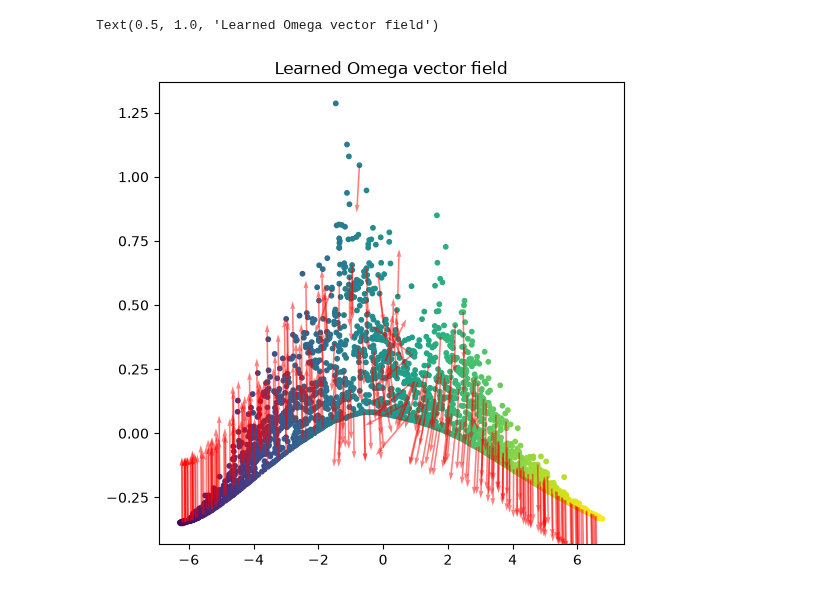
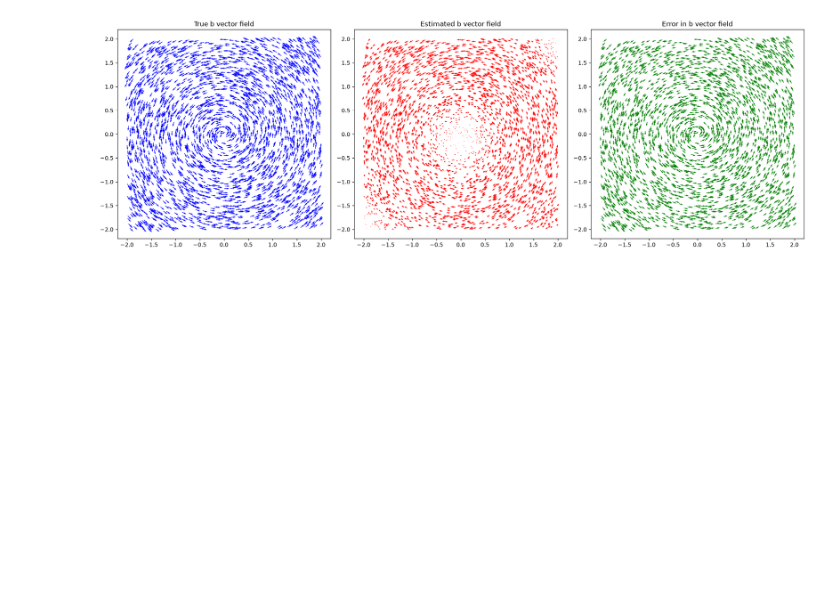
Before and after one commit to Gwendal-Debaussart/Finsler-Embedding, a Jupyter notebook: estimating_b.ipynb, the cells around one changed output. Cells and saved outputs as stored; diff of their text form; code cells hidden in the pictures; blank space fills up the shorter version.

```diff
--- a/estimating_b.ipynb
+++ b/estimating_b.ipynb
@@ -195,4 +166,0 @@ L_theta_a = 1 / epsilon ** P_theta_a
-# %%
-x = torch.randn(10, 2).to(X.device).to(X.dtype)
-b_x = randers_metric.omega(x) * randers_metric.beta
-randers_metric.base_cometric.dual_energy(x,b_x)
@@ -257,0 +448,9 @@ tensor([[ 0.5233, -0.0436]], grad_fn=<MulBackward0>)
+# %%
+# Solve the problem
+m = X.shape[1]
+c_km = - mu_1 / mu_0 * (m+1)/m
+v_hat = solve_lstsq(f_grad_values, Lf_values, c_km)
+b_hat = v_to_b(v_hat, base_cometric.metric_tensor(X))
+
+b_true = randers_metric.omega(X) * randers_metric.beta
+v_true = b_to_v(b_true, base_cometric.cometric_tensor(X))
@@ -258 +536,5 @@ tensor([[ 0.5233, -0.0436]], grad_fn=<MulBackward0>)
+# %%
+v_model = V_estimator(hidden_dims=[64, 64], dim=2).to(device)
+omega_model = OmegaFromV(v_estimator=v_model, cometric=base_cometric).to(device)
+randers_model = RandersMetrics(base_cometric=base_cometric, omega=omega_model, beta=1.0).to(device)
 # %%
@@ -304,10 +567,32 @@ plt.yscale("log")
+# %%
+b_hat_deep = omega_model(X).detach()
 # %%
-omega_X_tilde = omega_model(X_low).detach()
-
-fig, ax = plt.subplots(1, 1, figsize=(6, 6))
-ax.scatter(X_low[:, 0].cpu(), X_low[:, 1].cpu(), c=t.cpu(), cmap="viridis", s=10)
-ax.quiver(X_low[::10, 0].cpu(), X_low[::10, 1].cpu(), omega_X_tilde[::10, 0].cpu(), omega_X_tilde[::10, 1].cpu(), color='red', alpha=0.5, scale=5, angles='xy')
-ax.set_title("Learned Omega vector field")
+# Display the results
+fig, axes = plt.subplots(1, 3, figsize=(18, 6))
+axes[0].quiver(
+    X[:, 0].detach().cpu(),
+    X[:, 1].detach().cpu(),
+    b_true[:, 0].detach().cpu(),
+    b_true[:, 1].detach().cpu(),
+    color='blue', scale=5, angles='xy',scale_units='xy'
+)
+axes[0].set_title("True b vector field")
+axes[1].quiver(
+    X[:, 0].detach().cpu(),
+    X[:, 1].detach().cpu(),
+    b_hat_deep[:, 0].detach().cpu(),
+    b_hat_deep[:, 1].detach().cpu(),
+    color='red', scale=1, angles='xy',scale_units='xy'
+)
+axes[1].set_title("Estimated b vector field")
+axes[2].quiver(
+    X[:, 0].detach().cpu(),
+    X[:, 1].detach().cpu(),
+    (b_true - b_hat_deep)[:, 0].detach().cpu(),
+    (b_true - b_hat_deep)[:, 1].detach().cpu(),
+    color='green', scale=5, angles='xy',scale_units='xy'
+)
+axes[2].set_title("Error in b vector field")
+plt.tight_layout()
 # %% [output]
-Text(0.5, 1.0, 'Learned Omega vector field')
-[figure, old version]
+[figure, new version]
```
Also changed, not shown: parts of 40 cells of this notebook, 1 other file.
